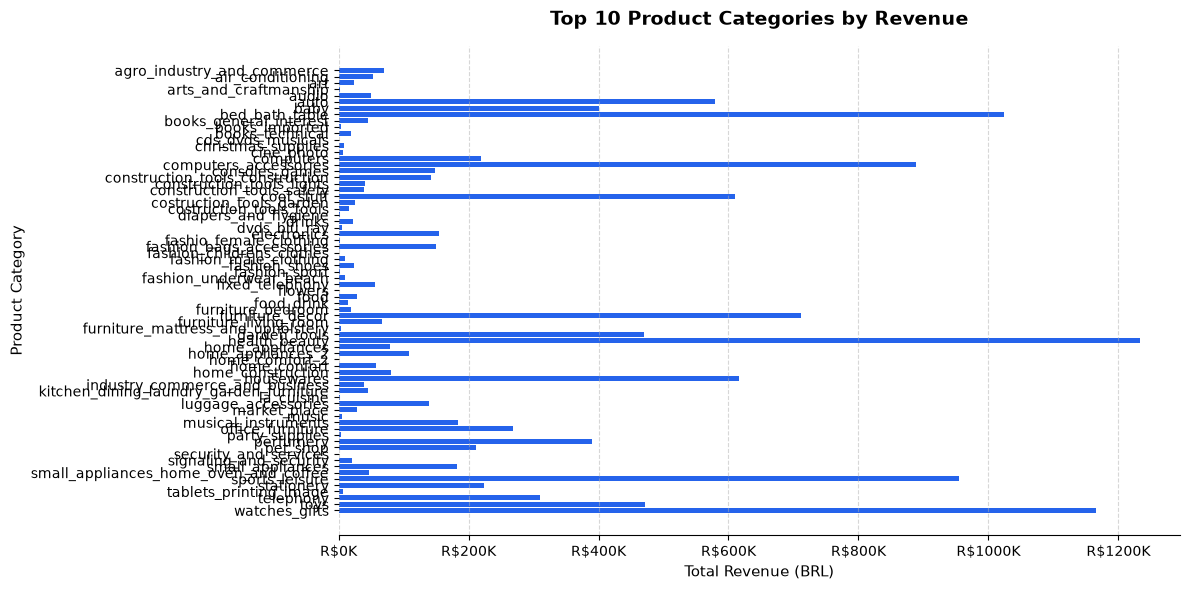
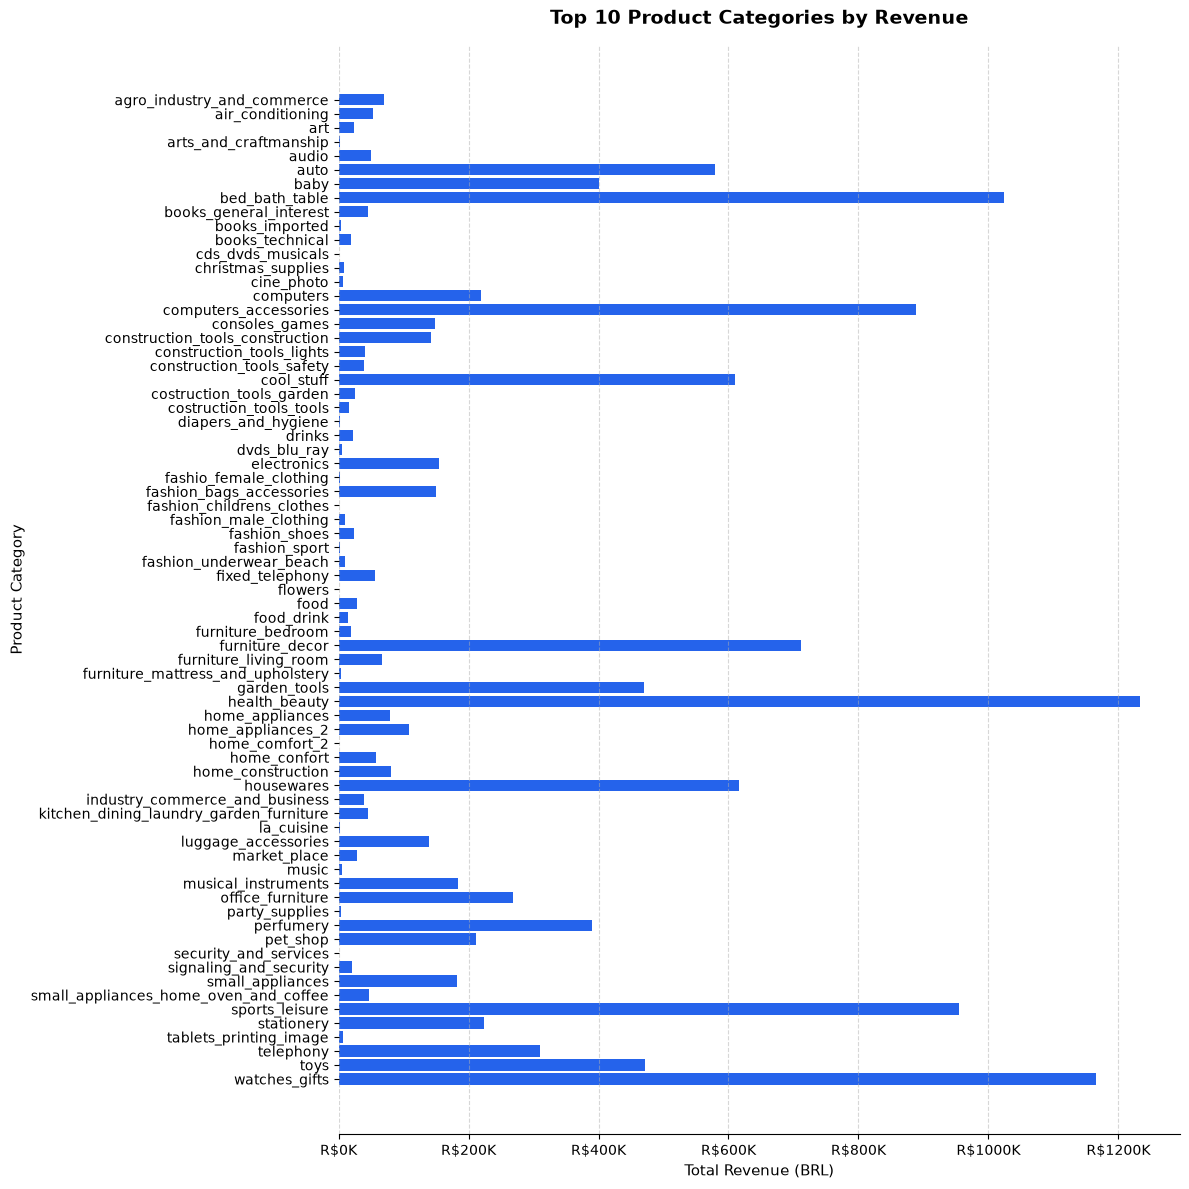
Unified diff of the notebook cell whose output changed from the first chart to the second:
--- before
+++ after
@@ -2,5 +2,5 @@
 import matplotlib.ticker as mticker
 
-fig, ax = plt.subplots(figsize=(12,6))
+fig, ax = plt.subplots(figsize=(12,12))
 
 bars = ax.barh(

Commit: Add delivery analysis notebook and report images